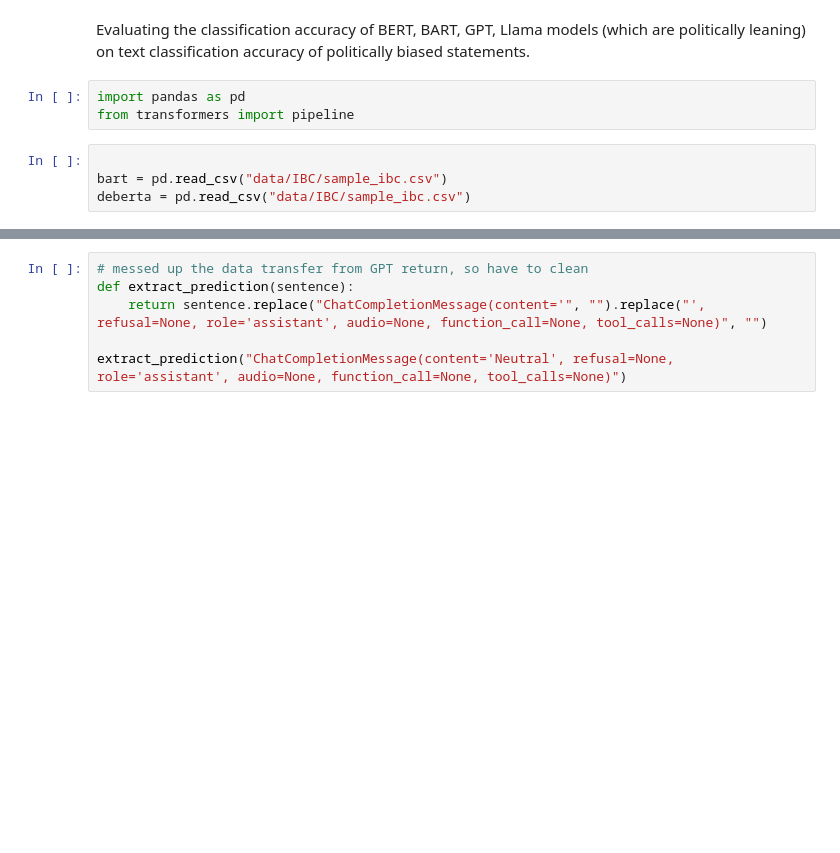
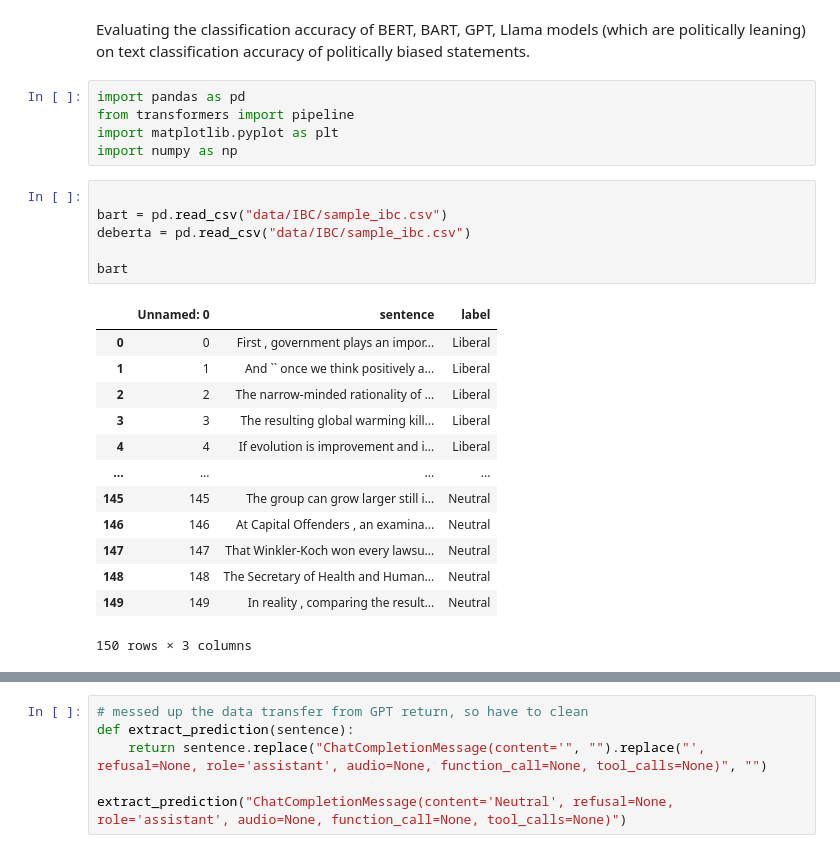
Before and after one commit to luhaza/pid-of-nlp-models, a Jupyter notebook: model_eval.ipynb, the cells around one changed output, grey strips where cells are left out. Cells and saved outputs as stored; diff of their text form; blank space fills up the shorter version.

```diff
--- a/model_eval.ipynb
+++ b/model_eval.ipynb
@@ -3,10 +3,28 @@ Evaluating the classification accuracy of BERT, BART, GPT, Llama models (which a
 # %%
 import pandas as pd
 from transformers import pipeline
+import matplotlib.pyplot as plt
+import numpy as np
 # %%
 
 bart = pd.read_csv("data/IBC/sample_ibc.csv")
 deberta = pd.read_csv("data/IBC/sample_ibc.csv")
+
+bart
+# %% [output]
+|  | Unnamed: 0 | sentence | label |
+| 0 | 0 | First , government plays an impor... | Liberal |
+| 1 | 1 | And `` once we think positively a... | Liberal |
+| 2 | 2 | The narrow-minded rationality of ... | Liberal |
+| 3 | 3 | The resulting global warming kill... | Liberal |
+| 4 | 4 | If evolution is improvement and i... | Liberal |
+| ... | ... | ... | ... |
+| 145 | 145 | The group can grow larger still i... | Neutral |
+| 146 | 146 | At Capital Offenders , an examina... | Neutral |
+| 147 | 147 | That Winkler-Koch won every lawsu... | Neutral |
+| 148 | 148 | The Secretary of Health and Human... | Neutral |
+| 149 | 149 | In reality , comparing the result... | Neutral |
+150 rows × 3 columns
 # %%
 # bart
 pipe = pipeline(model="facebook/bart-large-mnli")
```
Also changed, not shown: parts of 6 cells of this notebook, 1 other file.
